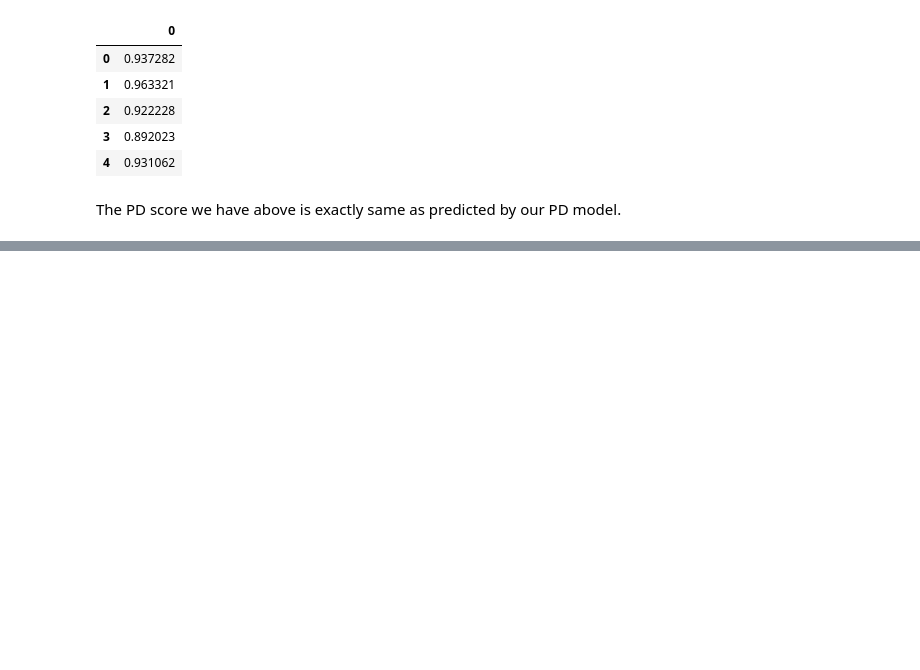
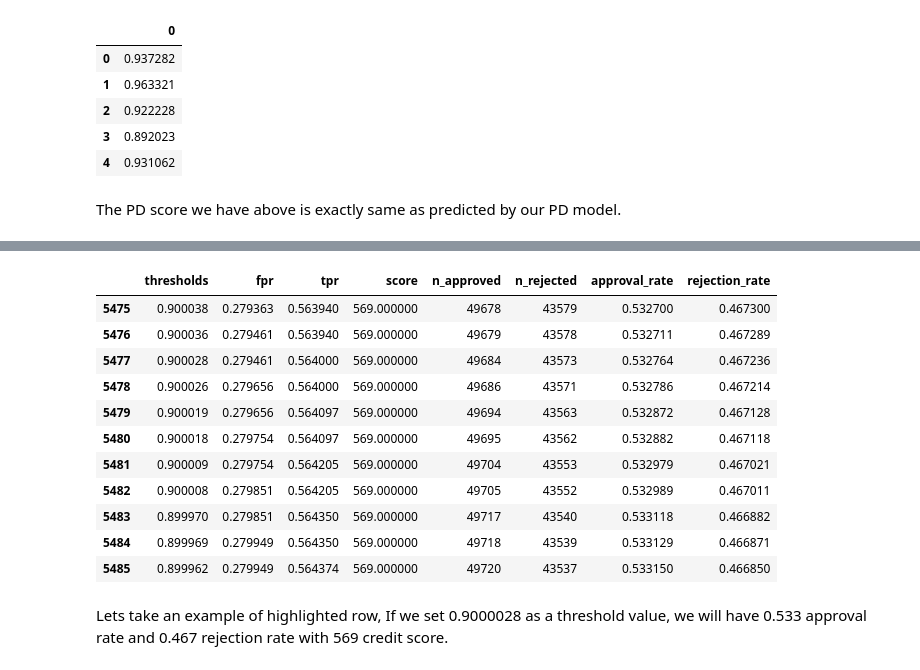
Before and after one commit to pvsnp9/credit-risk-modelling, a Jupyter notebook: decision_making.ipynb, the cells around one changed output, grey strips where cells are left out. Drawn from its saved outputs; the diff is of its cells as text; code cells hidden in the pictures; blank space fills up the shorter version.

```diff
--- a/decision_making.ipynb
+++ b/decision_making.ipynb
@@ -347,0 +454,4 @@ The PD score we have above is exactly same as predicted by our PD model.
+# %%
+cutoffs["score"] = ((np.log(cutoffs['thresholds'] / (1 - cutoffs['thresholds'])) - min_sum_coef) * ((max_score - min_score) / (max_sum_coef - min_sum_coef)) + min_score).round()
+cutoffs["score"][0] = 850
+cutoffs.head()
@@ -347,0 +476,10 @@ The PD score we have above is exactly same as predicted by our PD model.
+# %%
+def count_approved(t):
+    return np.where(y_hat > t, 1, 0).sum()
+# %%
+cutoffs['n_approved'] = cutoffs['thresholds'].apply(count_approved)
+cutoffs['n_rejected'] = y_hat.shape[0] - cutoffs['n_approved']
+cutoffs['approval_rate'] = cutoffs['n_approved'] / y_hat.shape[0]
+cutoffs['rejection_rate'] = 1 - cutoffs['approval_rate']
+
+cutoffs.head()
@@ -347,0 +493,22 @@ The PD score we have above is exactly same as predicted by our PD model.
+# %%
+# Define a custom style function
+def highlight_row(row, highlight_row_index):
+    return ['background-color: brown' if row.name == highlight_row_index else '' for _ in row]
+# %%
+styled_df = cutoffs.loc[5475: 5485,].style.apply(lambda row: highlight_row(row, 5477), axis=1)
+styled_df
+# %% [output]
+|  | thresholds | fpr | tpr | score | n_approved | n_rejected | approval_rate | rejection_rate |
+| 5475 | 0.900038 | 0.279363 | 0.563940 | 569.000000 | 49678 | 43579 | 0.532700 | 0.467300 |
+| 5476 | 0.900036 | 0.279461 | 0.563940 | 569.000000 | 49679 | 43578 | 0.532711 | 0.467289 |
+| 5477 | 0.900028 | 0.279461 | 0.564000 | 569.000000 | 49684 | 43573 | 0.532764 | 0.467236 |
+| 5478 | 0.900026 | 0.279656 | 0.564000 | 569.000000 | 49686 | 43571 | 0.532786 | 0.467214 |
+| 5479 | 0.900019 | 0.279656 | 0.564097 | 569.000000 | 49694 | 43563 | 0.532872 | 0.467128 |
+| 5480 | 0.900018 | 0.279754 | 0.564097 | 569.000000 | 49695 | 43562 | 0.532882 | 0.467118 |
+| 5481 | 0.900009 | 0.279754 | 0.564205 | 569.000000 | 49704 | 43553 | 0.532979 | 0.467021 |
+| 5482 | 0.900008 | 0.279851 | 0.564205 | 569.000000 | 49705 | 43552 | 0.532989 | 0.467011 |
+| 5483 | 0.899970 | 0.279851 | 0.564350 | 569.000000 | 49717 | 43540 | 0.533118 | 0.466882 |
+| 5484 | 0.899969 | 0.279949 | 0.564350 | 569.000000 | 49718 | 43539 | 0.533129 | 0.466871 |
+| 5485 | 0.899962 | 0.279949 | 0.564374 | 569.000000 | 49720 | 43537 | 0.533150 | 0.466850 |
+# %% [markdown]
+Lets take an example of highlighted row, If we set 0.9000028 as a threshold value, we will have 0.533 approval rate and 0.467 rejection rate with 569 credit score.
```
Also changed, not shown: parts of 13 cells of this notebook.
